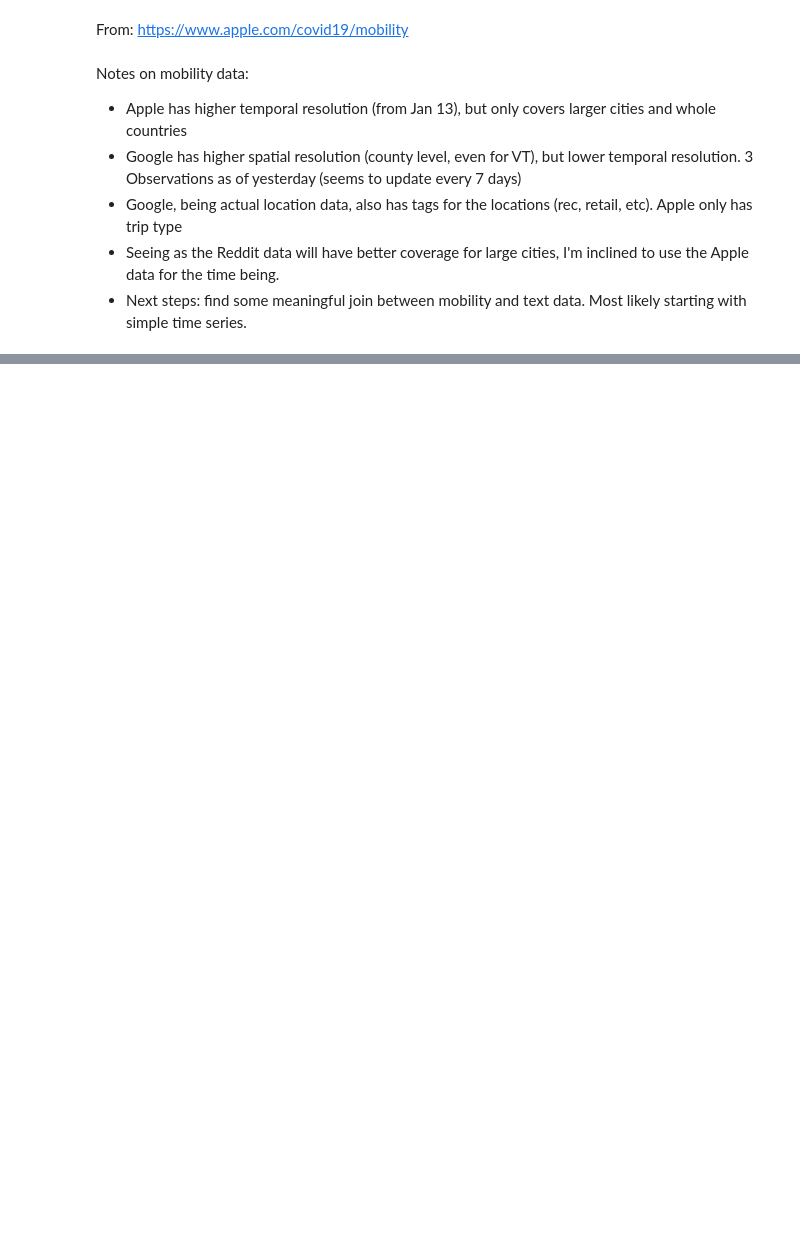
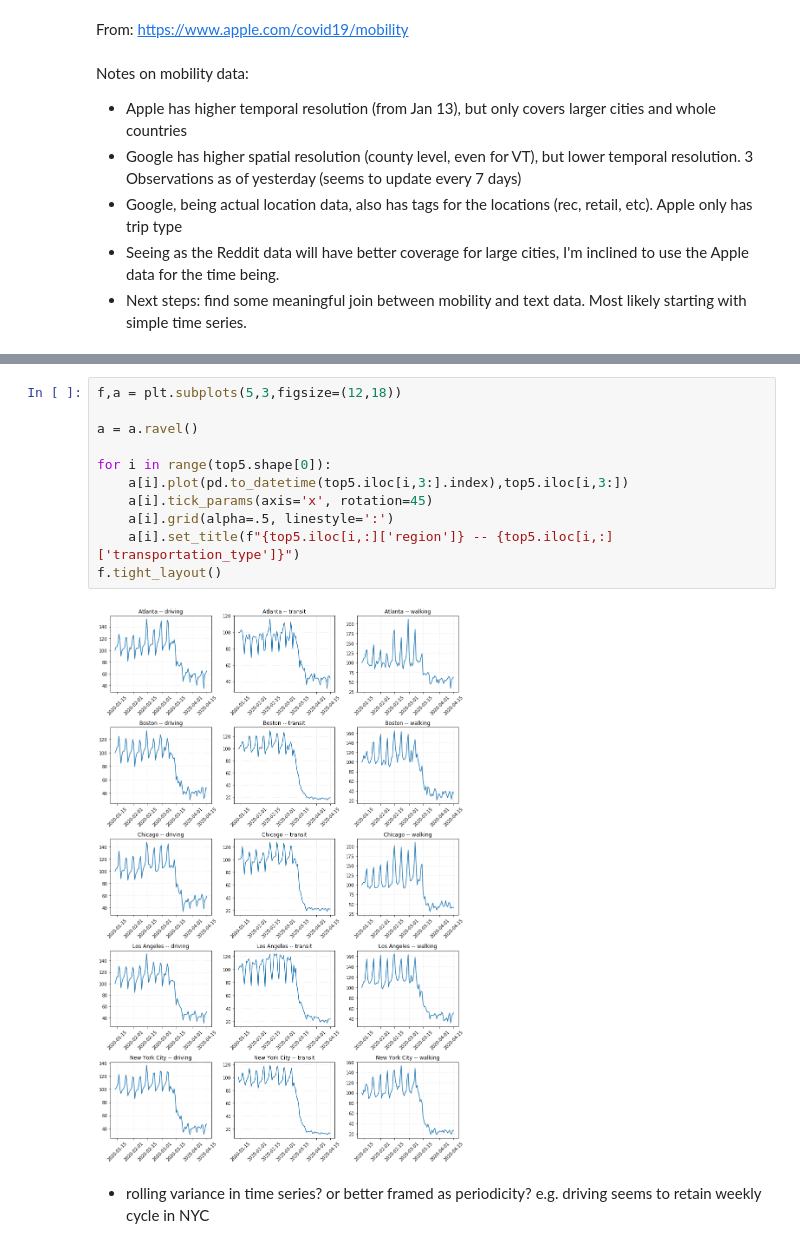
Before and after one commit to KellyGothard/RedditUSACOVID, a Jupyter notebook: notebooks/Apple_mobility_data.ipynb, the cells around one changed output, grey strips where cells are left out. Cells and saved outputs as stored; diff of their text form; blank space fills up the shorter version.

```diff
--- a/notebooks/Apple_mobility_data.ipynb
+++ b/notebooks/Apple_mobility_data.ipynb
@@ -52,0 +73,15 @@ apple_mob_dat
+# %%
+f,a = plt.subplots(5,3,figsize=(12,18))
+
+a = a.ravel()
+
+for i in range(top5.shape[0]):
+    a[i].plot(pd.to_datetime(top5.iloc[i,3:].index),top5.iloc[i,3:])
+    a[i].tick_params(axis='x', rotation=45)
+    a[i].grid(alpha=.5, linestyle=':')
+    a[i].set_title(f"{top5.iloc[i,:]['region']} -- {top5.iloc[i,:]['transportation_type']}")
+f.tight_layout()
+# %% [output]
+[figure, added]
+# %% [markdown]
+* rolling variance in time series? or better framed as periodicity? e.g. driving seems to retain weekly cycle in NYC
```
Also changed, not shown: parts of 19 cells of this notebook, 1 other file.
